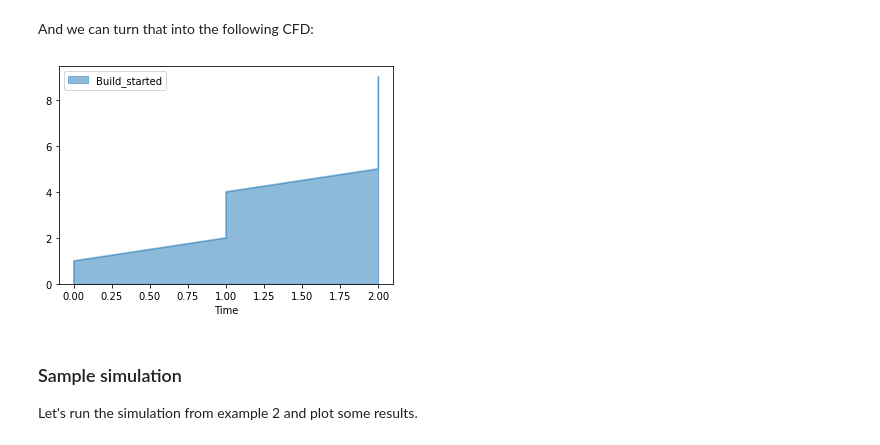
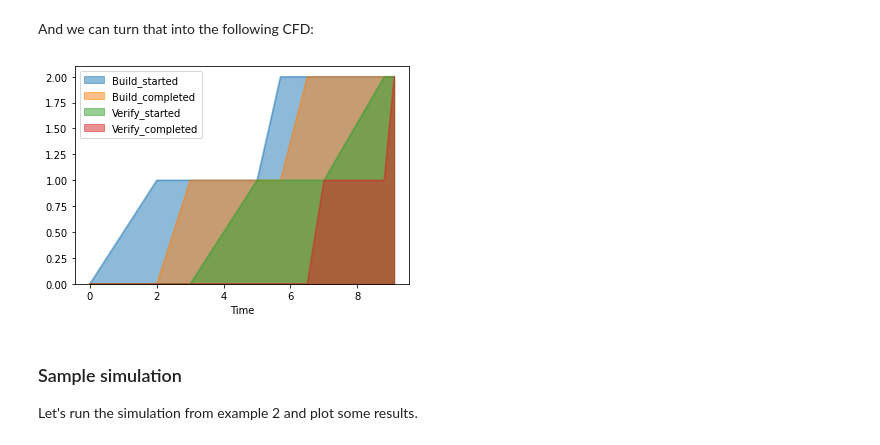
Before and after one commit to serra/when-will-it-be-done, a Jupyter notebook: notebook.ipynb, the cells around one changed output. Drawn from its saved outputs; the diff is of its cells as text; code cells hidden in the pictures.

Commit message:
Fix call to plot funtion

```diff
--- a/notebook.ipynb
+++ b/notebook.ipynb
@@ -32,9 +32,9 @@ dtype: float64
 # %% [markdown]
 And we can turn that into the following CFD:
 # %%
-cfd_plot = metrics.cfd_plot(metrics.get_cfd_dataframe(cycle_times_df))
+cfd_plot = metrics.cfd_plot(cycle_times_df)
 # %% [output]
-[figure, old version]
+[figure, new version]
 # %% [markdown]
 ### Sample simulation
 
```
Also changed, not shown: parts of 6 cells of this notebook.
